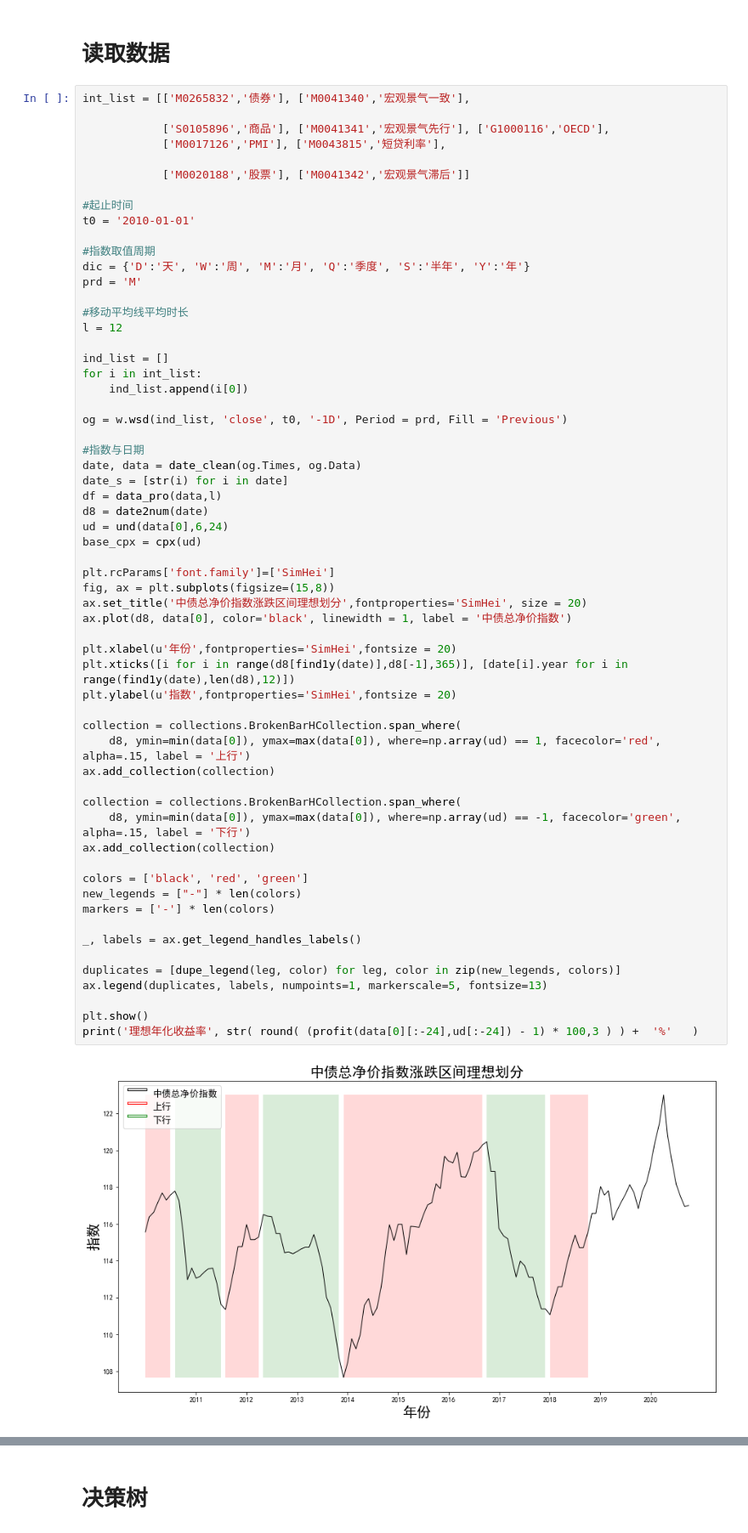
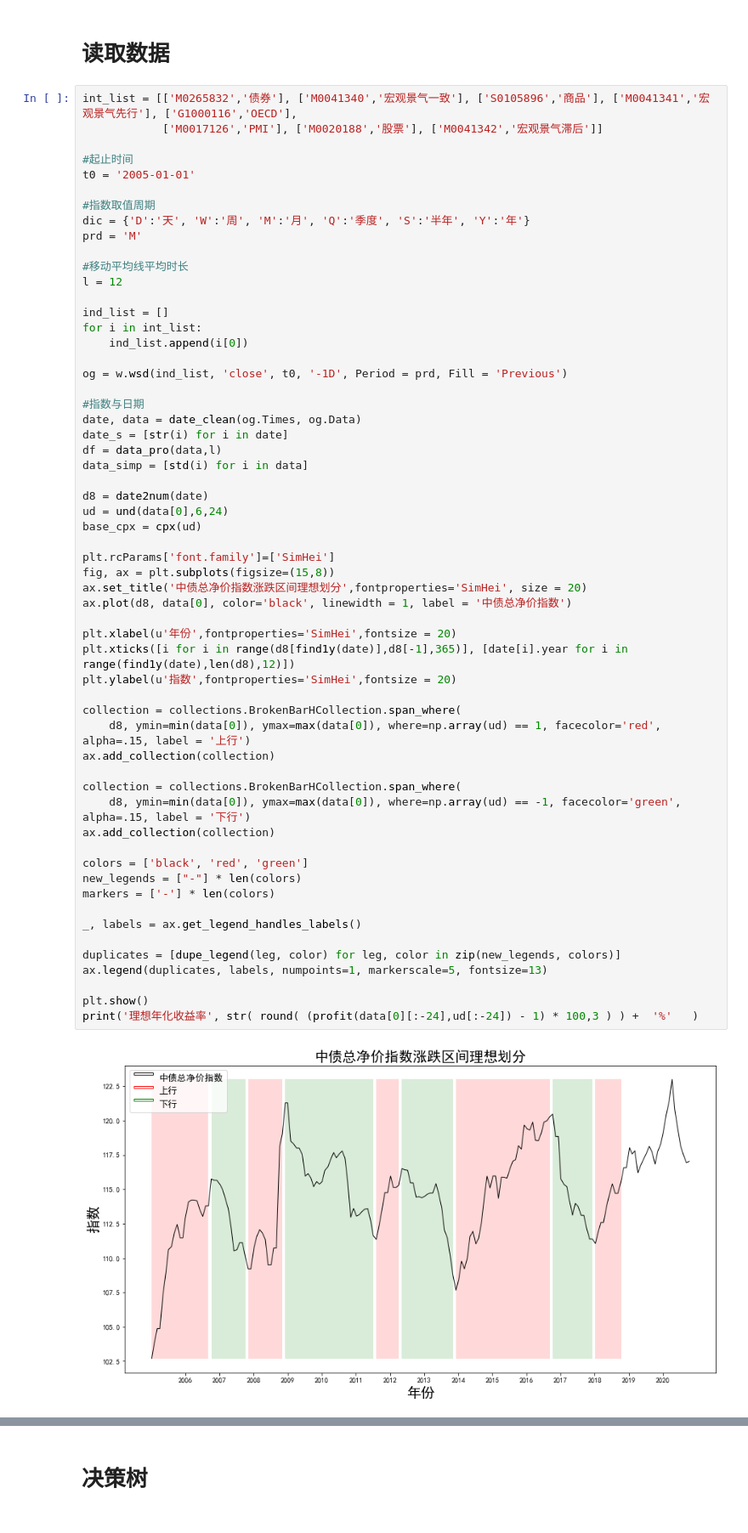
Before and after one commit to LimboRift/wkzq, a Jupyter notebook: noidontthinkso.ipynb, the cells around one changed output, grey strips where cells are left out. Shown at 85% size. Saved outputs shown, nothing was run; the diff lists cells and outputs as text.

```diff
--- a/noidontthinkso.ipynb
+++ b/noidontthinkso.ipynb
@@ -453,15 +453,11 @@ def tsplot(y, lags=None, figsize=(10,8), style='bmh'):
 # %% [markdown]
 # 读取数据
 # %%
-int_list = [['M0265832','债券'], ['M0041340','宏观景气一致'],
-
-            ['S0105896','商品'], ['M0041341','宏观景气先行'], ['G1000116','OECD'],
-            ['M0017126','PMI'], ['M0043815','短贷利率'],
-
-            ['M0020188','股票'], ['M0041342','宏观景气滞后']]
+int_list = [['M0265832','债券'], ['M0041340','宏观景气一致'], ['S0105896','商品'], ['M0041341','宏观景气先行'], ['G1000116','OECD'],
+            ['M0017126','PMI'], ['M0020188','股票'], ['M0041342','宏观景气滞后']]
 
 #起止时间
-t0 = '2010-01-01'
+t0 = '2005-01-01'
 
 #指数取值周期
 dic = {'D':'天', 'W':'周', 'M':'月', 'Q':'季度', 'S':'半年', 'Y':'年'}
@@ -480,37 +476,39 @@ og = w.wsd(ind_list, 'close', t0, '-1D', Period = prd, Fill = 'Previous')
 date, data = date_clean(og.Times, og.Data)
 date_s = [str(i) for i in date]
 df = data_pro(data,l)
+data_simp = [std(i) for i in data]
+
 d8 = date2num(date)
 ud = und(data[0],6,24)
 base_cpx = cpx(ud)
 
 plt.rcParams['font.family']=['SimHei']
 fig, ax = plt.subplots(figsize=(15,8))
 ax.set_title('中债总净价指数涨跌区间理想划分',fontproperties='SimHei', size = 20)
 ax.plot(d8, data[0], color='black', linewidth = 1, label = '中债总净价指数')
 
 plt.xlabel(u'年份',fontproperties='SimHei',fontsize = 20)
 plt.xticks([i for i in range(d8[find1y(date)],d8[-1],365)], [date[i].year for i in range(find1y(date),len(d8),12)])
 plt.ylabel(u'指数',fontproperties='SimHei',fontsize = 20)
 
 collection = collections.BrokenBarHCollection.span_where(
     d8, ymin=min(data[0]), ymax=max(data[0]), where=np.array(ud) == 1, facecolor='red', alpha=.15, label = '上行')
 ax.add_collection(collection)
 
 collection = collections.BrokenBarHCollection.span_where(
     d8, ymin=min(data[0]), ymax=max(data[0]), where=np.array(ud) == -1, facecolor='green', alpha=.15, label = '下行')
 ax.add_collection(collection)
 
 colors = ['black', 'red', 'green']
 new_legends = ["-"] * len(colors)
 markers = ['-'] * len(colors)
 
 _, labels = ax.get_legend_handles_labels()
 
 duplicates = [dupe_legend(leg, color) for leg, color in zip(new_legends, colors)]
 ax.legend(duplicates, labels, numpoints=1, markerscale=5, fontsize=13)
 
 plt.show()
 print('理想年化收益率', str( round( (profit(data[0][:-24],ud[:-24]) - 1) * 100,3 ) ) +  '%'   )
 # %% [output]
-[figure, old version]
+[figure, new version]
```
Also changed, not shown: parts of 10 cells of this notebook, 15 other files.
